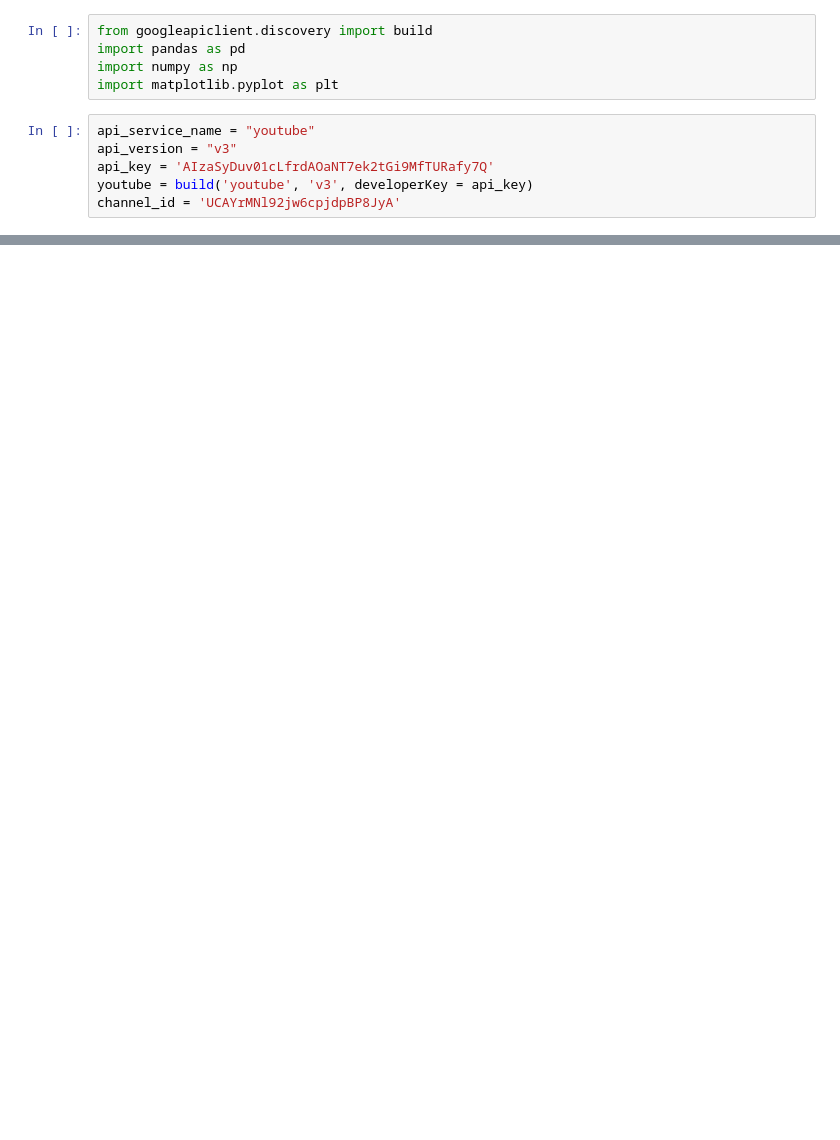
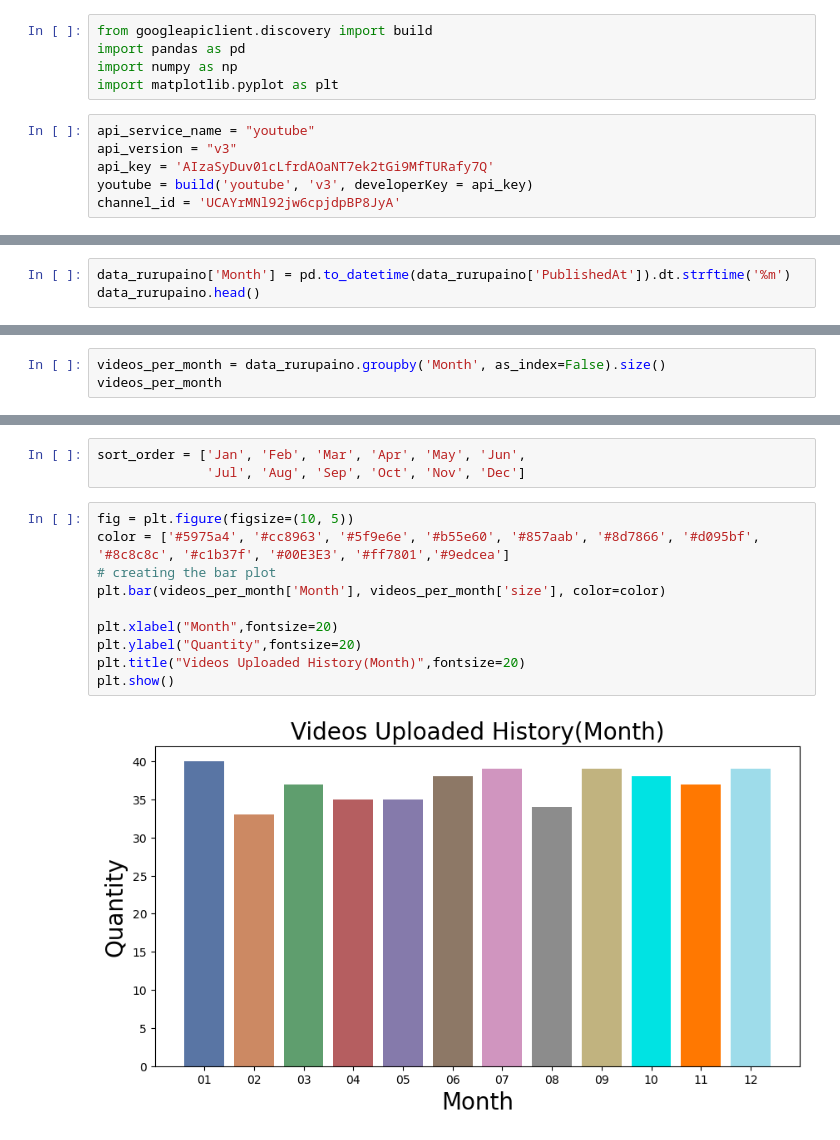
Before and after one commit to Takuyatsai/YouTube-Music-Channel-Analysis, a Jupyter notebook: RuPiano.ipynb, the cells around one changed output, grey strips where cells are left out. Drawn from its saved outputs; the diff is of its cells as text; blank space fills up the shorter version.

```diff
--- a/RuPiano.ipynb
+++ b/RuPiano.ipynb
@@ -51,0 +252,3 @@ ru_statistics
+# %%
+data_rurupaino['Month'] = pd.to_datetime(data_rurupaino['PublishedAt']).dt.strftime('%m')
+data_rurupaino.head()
@@ -51,0 +262,3 @@ ru_statistics
+# %%
+videos_per_month = data_rurupaino.groupby('Month', as_index=False).size()
+videos_per_month
@@ -51,0 +279,15 @@ ru_statistics
+# %%
+sort_order = ['Jan', 'Feb', 'Mar', 'Apr', 'May', 'Jun',
+              'Jul', 'Aug', 'Sep', 'Oct', 'Nov', 'Dec']
+# %%
+fig = plt.figure(figsize=(10, 5))
+color = ['#5975a4', '#cc8963', '#5f9e6e', '#b55e60', '#857aab', '#8d7866', '#d095bf', '#8c8c8c', '#c1b37f', '#00E3E3', '#ff7801','#9edcea']
+# creating the bar plot
+plt.bar(videos_per_month['Month'], videos_per_month['size'], color=color)
+
+plt.xlabel("Month",fontsize=20)
+plt.ylabel("Quantity",fontsize=20)
+plt.title("Videos Uploaded History(Month)",fontsize=20)
+plt.show()
+# %% [output]
+[figure, added]
```
Also changed, not shown: parts of 23 cells of this notebook.
